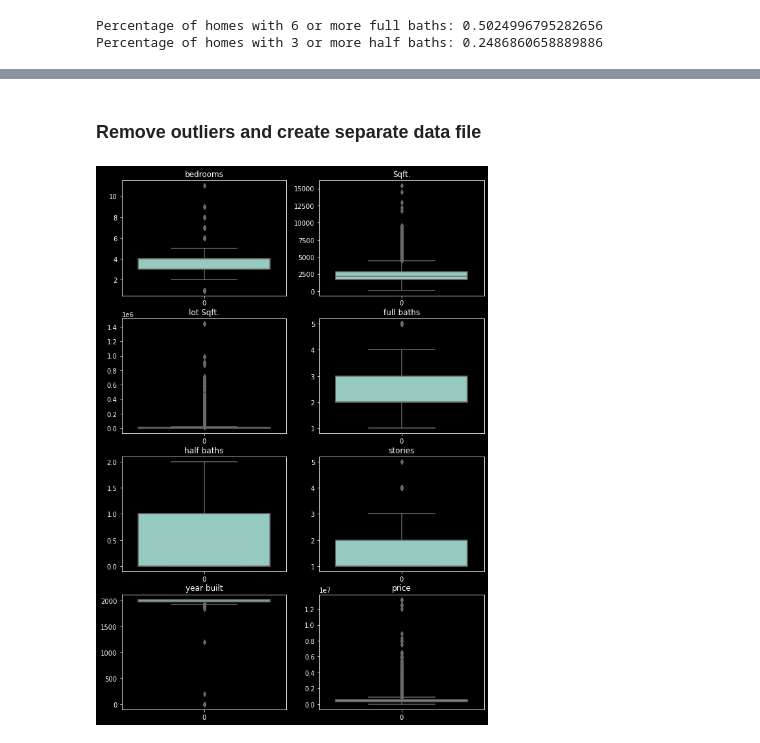
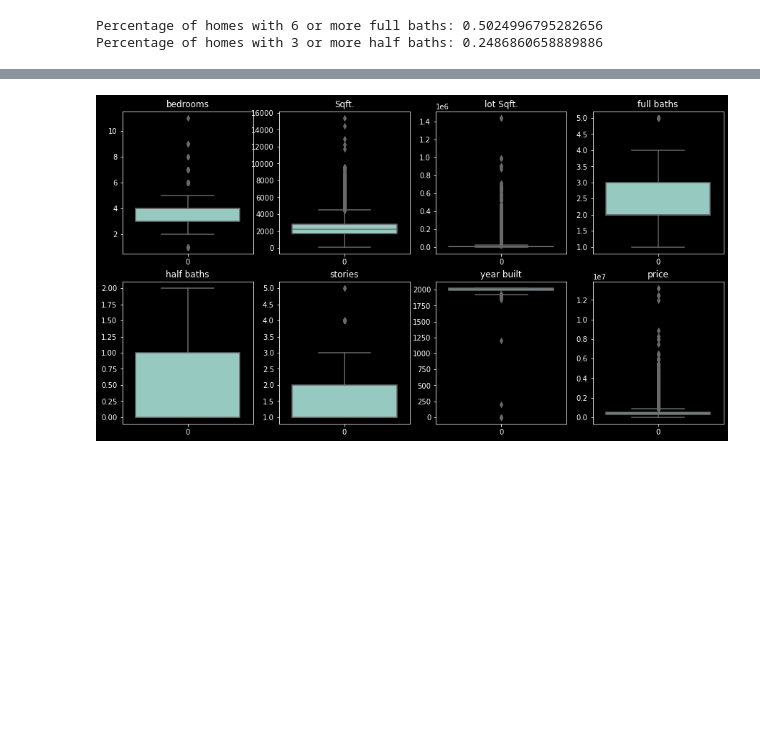
Before and after one commit to cgholt/data_portfolio, a Jupyter notebook: realestate_ml/data_cleaning.ipynb, the cells around one changed output, grey strips where cells are left out. Cells and saved outputs as stored; diff of their text form; code cells hidden in the pictures; blank space fills up the shorter version.

```diff
--- a/realestate_ml/data_cleaning.ipynb
+++ b/realestate_ml/data_cleaning.ipynb
@@ -167,15 +146,13 @@ houston_data.describe()
+# %%
+houston_data.columns
+num_cols = ['bedrooms', 'Sqft.', 'lot Sqft.', 'full baths','half baths', 'stories', 'year built', 'price']
+
+fig, axes = plt.subplots(2, 4, figsize=(15, 8))
+
+for feat, ax in zip(num_cols, axes.flatten()):
+    sns.boxplot(data=houston_data[feat], orient='v', ax=ax).set_title(feat)
+# %% [output]
+[figure, added]
 # %%
 PATH = 'C:\\Users\\corey\\Desktop\\git\\portfolio\\data_portfolio\\realestate_ml\\data\\houston_houses_cleaned.csv'
 houston_data.to_csv(PATH)
-# %% [markdown]
-### Remove outliers and create separate data file
-# %%
-houston_data.columns
-num_cols = ['bedrooms', 'Sqft.', 'lot Sqft.', 'full baths','half baths', 'stories', 'year built', 'price']
-
-fig, axes = plt.subplots(4, 2, figsize=(10, 15))
-
-for feat, ax in zip(num_cols, axes.flatten()):
-    sns.boxplot(data=houston_data[feat], orient='v', ax=ax).set_title(feat)
-# %% [output]
-[figure, removed]
```
Also changed, not shown: parts of 3 cells of this notebook, 2 other files.
